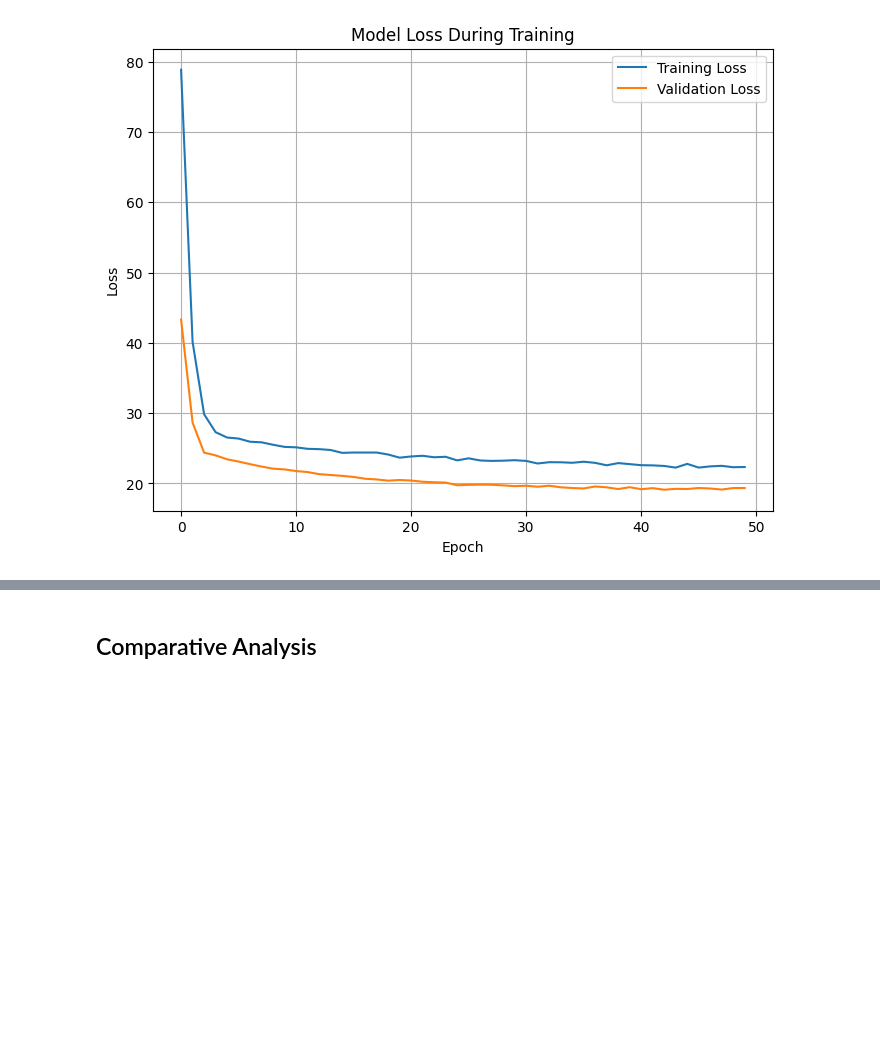
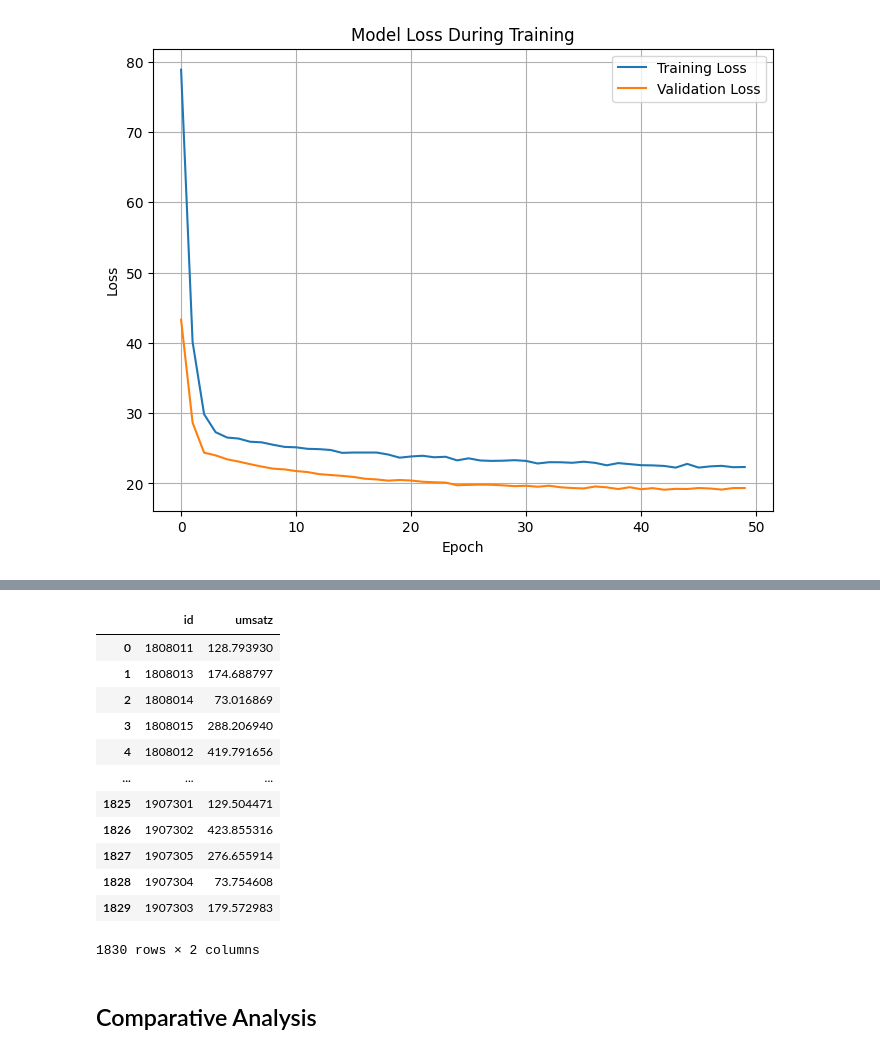
Before and after one commit to Godfaada/Bakery_Sales_Prediction, a Jupyter notebook: 3_Model/model_definition_evaluation.ipynb, the cells around one changed output, grey strips where cells are left out. Cells and saved outputs as stored; diff of their text form; code cells hidden in the pictures; blank space fills up the shorter version.

Commit message:
fixed model def file

```diff
--- a/3_Model/model_definition_evaluation.ipynb
+++ b/3_Model/model_definition_evaluation.ipynb
@@ -34,12 +30,15 @@ Dropout layers help prevent overfitting.
 ## Feature Engineering
 # %%
 X_train = pd.read_csv('../2_BaselineModel/x_train.csv')
+Y_train = pd.read_csv('../2_BaselineModel/y_train.csv')
 
-Y_train = pd.read_csv('../2_BaselineModel/y_train.csv')
 X_val = pd.read_csv('../2_BaselineModel/x_val.csv')
 Y_val = pd.read_csv('../2_BaselineModel/y_val.csv')
 
 df_validation_split = pd.read_csv('../2_BaselineModel/df_validation_split.csv')
+
+test_df = pd.read_csv('../1_DatasetCharacteristics/test_df_for_modeling.csv')
+test_id = pd.read_csv('../1_DatasetCharacteristics/test_id_for_modeling.csv')
 # %%
 X_train_cnn = X_train.astype('float32').values
 X_val_cnn = X_val.astype('float32').values
@@ -218,3 +214,7 @@ plt.grid(True)
 plt.show()
 # %% [output]
 [figure]
+# %%
+test_df_sm = sm.add_constant(test_df)
+test_input = test_df.values
+test_predictions = model.predict(test_input)
@@ -220,0 +233,18 @@ plt.show()
+# %%
+model_submission = pd.DataFrame({'id': test_id.squeeze(), 'umsatz': test_predictions.ravel()})
+# %%
+model_submission
+# %% [output]
+|  | id | umsatz |
+| 0 | 1808011 | 128.793930 |
+| 1 | 1808013 | 174.688797 |
+| 2 | 1808014 | 73.016869 |
+| 3 | 1808015 | 288.206940 |
+| 4 | 1808012 | 419.791656 |
+| ... | ... | ... |
+| 1825 | 1907301 | 129.504471 |
+| 1826 | 1907302 | 423.855316 |
+| 1827 | 1907305 | 276.655914 |
+| 1828 | 1907304 | 73.754608 |
+| 1829 | 1907303 | 179.572983 |
+1830 rows × 2 columns
```
Also changed, not shown: parts of 5 cells of this notebook.
